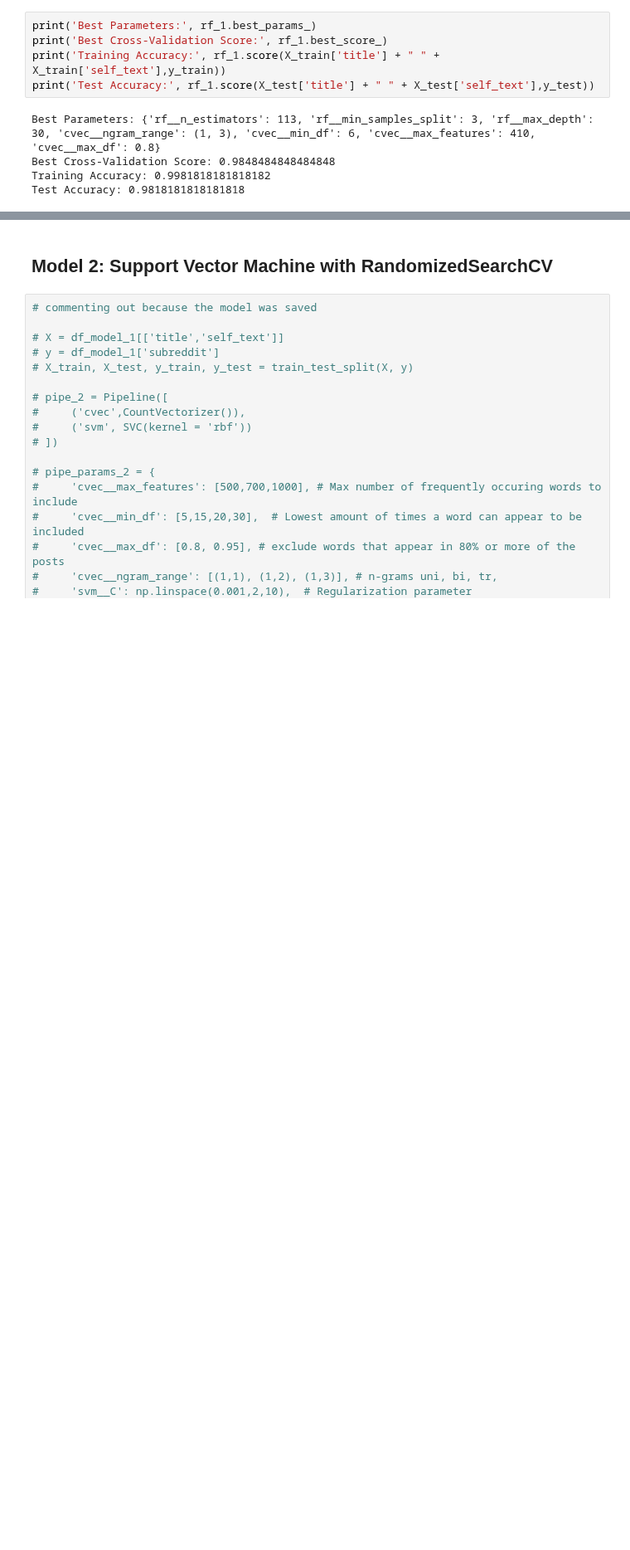
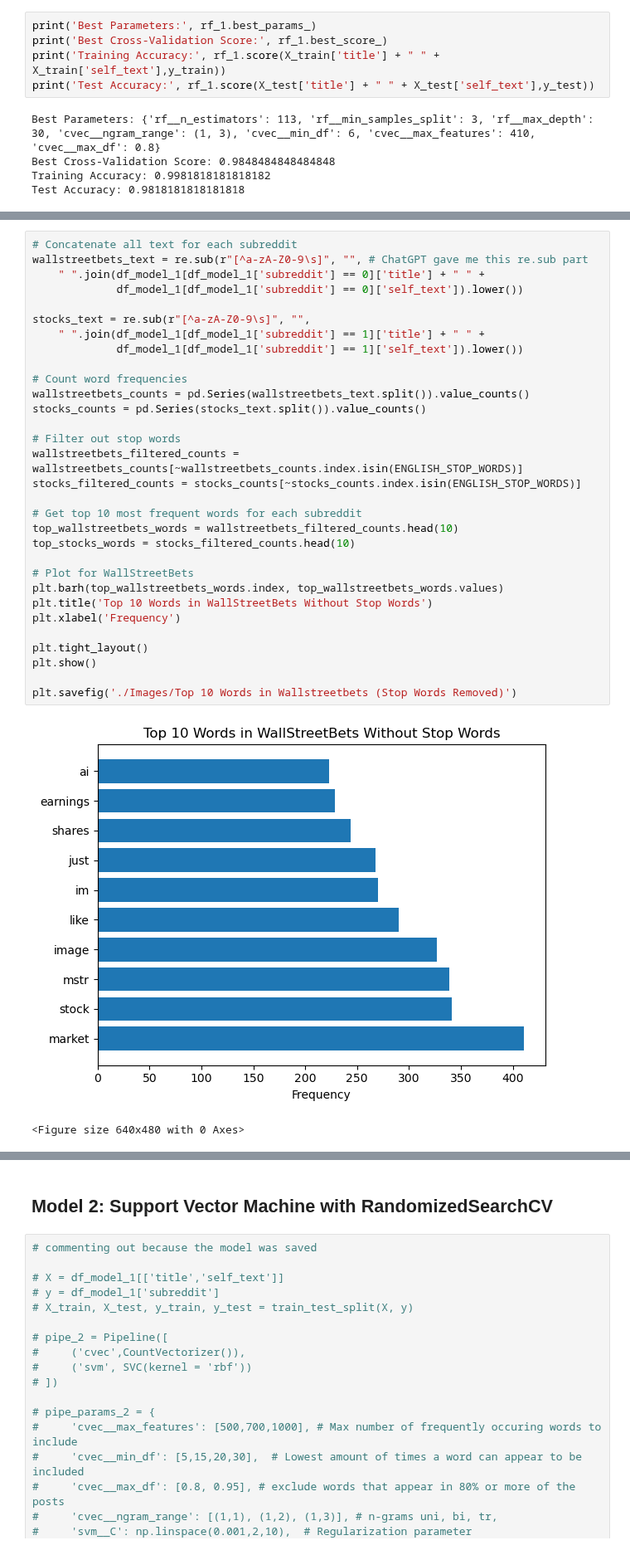
Before and after one commit to grahamjh99/Project-2-Subreddit-Classification, a Jupyter notebook: Project 3 Graham.ipynb, the cells around one changed output, grey strips where cells are left out. Shown at 83% size. Drawn from its saved outputs; the diff is of its cells as text; blank space fills up the shorter version.

```diff
--- a/Project 3 Graham.ipynb
+++ b/Project 3 Graham.ipynb
@@ -210,0 +281,34 @@ Test Accuracy: 0.9818181818181818
+# %%
+# Concatenate all text for each subreddit
+wallstreetbets_text = re.sub(r"[^a-zA-Z0-9\s]", "", # ChatGPT gave me this re.sub part
+    " ".join(df_model_1[df_model_1['subreddit'] == 0]['title'] + " " +
+             df_model_1[df_model_1['subreddit'] == 0]['self_text']).lower())
+
+stocks_text = re.sub(r"[^a-zA-Z0-9\s]", "",
+    " ".join(df_model_1[df_model_1['subreddit'] == 1]['title'] + " " +
+             df_model_1[df_model_1['subreddit'] == 1]['self_text']).lower())
+
+# Count word frequencies
+wallstreetbets_counts = pd.Series(wallstreetbets_text.split()).value_counts()
+stocks_counts = pd.Series(stocks_text.split()).value_counts()
+
+# Filter out stop words
+wallstreetbets_filtered_counts = wallstreetbets_counts[~wallstreetbets_counts.index.isin(ENGLISH_STOP_WORDS)]
+stocks_filtered_counts = stocks_counts[~stocks_counts.index.isin(ENGLISH_STOP_WORDS)]
+
+# Get top 10 most frequent words for each subreddit
+top_wallstreetbets_words = wallstreetbets_filtered_counts.head(10)
+top_stocks_words = stocks_filtered_counts.head(10)
+
+# Plot for WallStreetBets
+plt.barh(top_wallstreetbets_words.index, top_wallstreetbets_words.values)
+plt.title('Top 10 Words in WallStreetBets Without Stop Words')
+plt.xlabel('Frequency')
+
+plt.tight_layout()
+plt.show()
+
+plt.savefig('./Images/Top 10 Words in Wallstreetbets (Stop Words Removed)')
+# %% [output]
+[figure, added]
+<Figure size 640x480 with 0 Axes>
```
Also changed, not shown: parts of 14 cells of this notebook, 5 other files.
